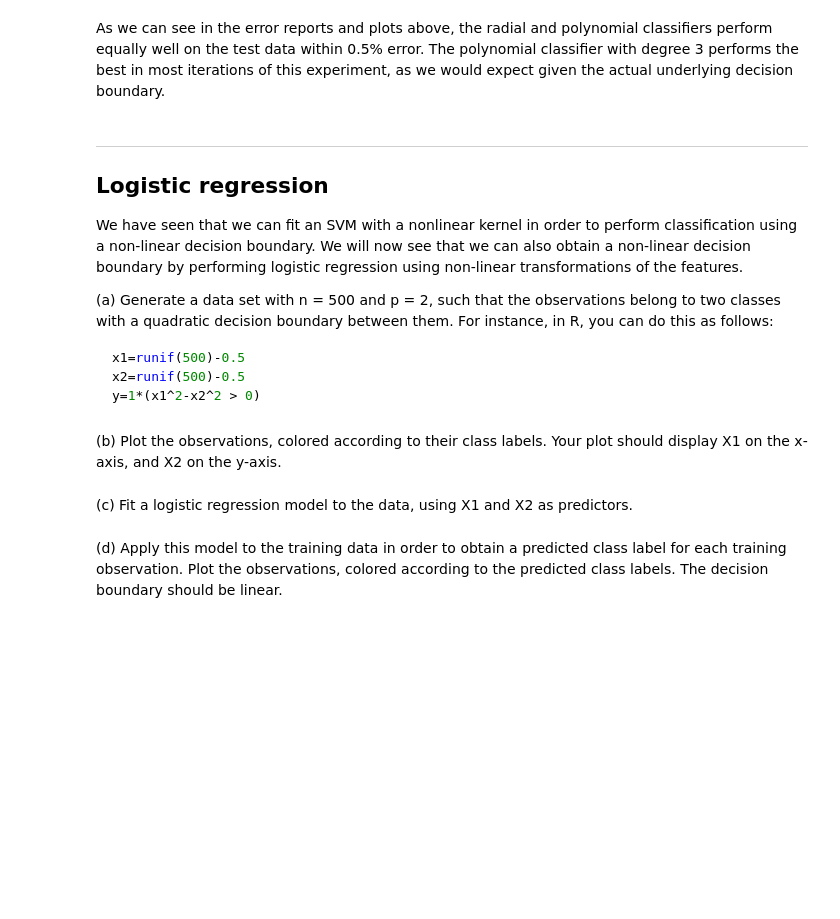
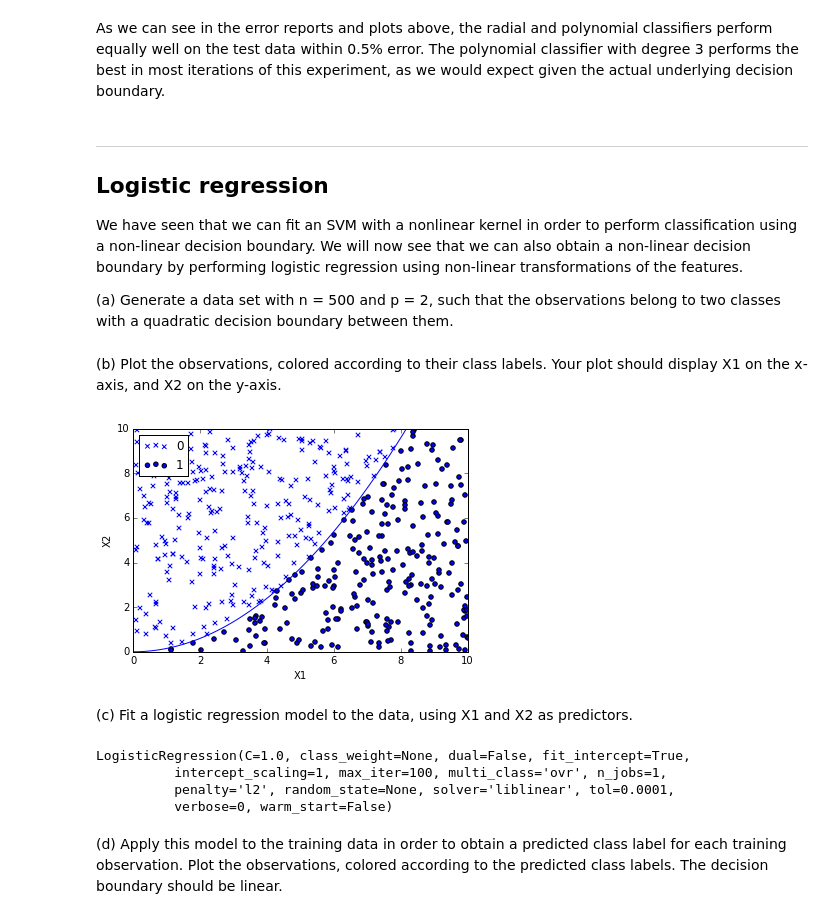
Before and after one commit to jeancochrane/learning, a Jupyter notebook: python-machine-learning/code/ch03solutions.ipynb, the cells around one changed output. Drawn from its saved outputs; the diff is of its cells as text; code cells hidden in the pictures; blank space fills up the shorter version.

````diff
--- a/python-machine-learning/code/ch03solutions.ipynb
+++ b/python-machine-learning/code/ch03solutions.ipynb
@@ -139,16 +139,49 @@ As we can see in the error reports and plots above, the radial and polynomial cl
 
 We have seen that we can fit an SVM with a nonlinear kernel in order to perform classification using a non-linear decision boundary. We will now see that we can also obtain a non-linear decision boundary by performing logistic regression using non-linear transformations of the features.
 
-(a) Generate a data set with n = 500 and p = 2, such that the observations belong to two classes with a quadratic decision boundary between them. For instance, in R, you can do this as follows:
-
-```R
-x1=runif(500)-0.5
-x2=runif(500)-0.5
-y=1*(x1^2-x2^2 > 0)
-```
+(a) Generate a data set with n = 500 and p = 2, such that the observations belong to two classes with a quadratic decision boundary between them.
+# %%
+# Generate random training data
+x1 = np.random.uniform(low=0.0, high=10.0, size=500)
+x2 = np.random.uniform(low=0.0, high=10.0, size=500)
+X = np.matrix([x1, x2]).T
+y = np.where(0.15 * (x1 ** 2) - x2 > 0, 1, 0)
 # %% [markdown]
 (b) Plot the observations, colored according to their class labels. Your plot should display X1 on the x-axis, and X2 on the y-axis.
+# %%
+import math
+
+# Plot the decision boundary
+dec_x = np.arange(0, 10, 0.1)
+dec_y = 0.15 * (dec_x ** 2)
+plt.plot(dec_x, dec_y)
+
+# Plot the samples
+markers = ('x', 'o')
+for idx, cl in enumerate(np.unique(y)):
+    plt.scatter(X[y == cl, 0], X[y == cl, 1],
+                marker=markers[idx], label=cl)
+
+plt.xlim(0.0, 10.0)
+plt.xlabel('X1')
+plt.ylim(0.0, 10.0)
+plt.ylabel('X2')
+plt.legend(loc='upper left')
+plt.show()
+plt.close()
+# %% [output]
+[figure, added]
 # %% [markdown]
 (c) Fit a logistic regression model to the data, using X1 and X2 as predictors.
+# %%
+from sklearn.linear_model import LogisticRegression
+
+logistic = LogisticRegression()
+logistic.fit(X, y)
+# %% [output]
+LogisticRegression(C=1.0, class_weight=None, dual=False, fit_intercept=True,
+          intercept_scaling=1, max_iter=100, multi_class='ovr', n_jobs=1,
+          penalty='l2', random_state=None, solver='liblinear', tol=0.0001,
+          verbose=0, warm_start=False)
 # %% [markdown]
 (d) Apply this model to the training data in order to obtain a predicted class label for each training observation. Plot the observations, colored according to the predicted class labels. The decision boundary should be linear.
````
Also changed, not shown: parts of 8 cells of this notebook.
